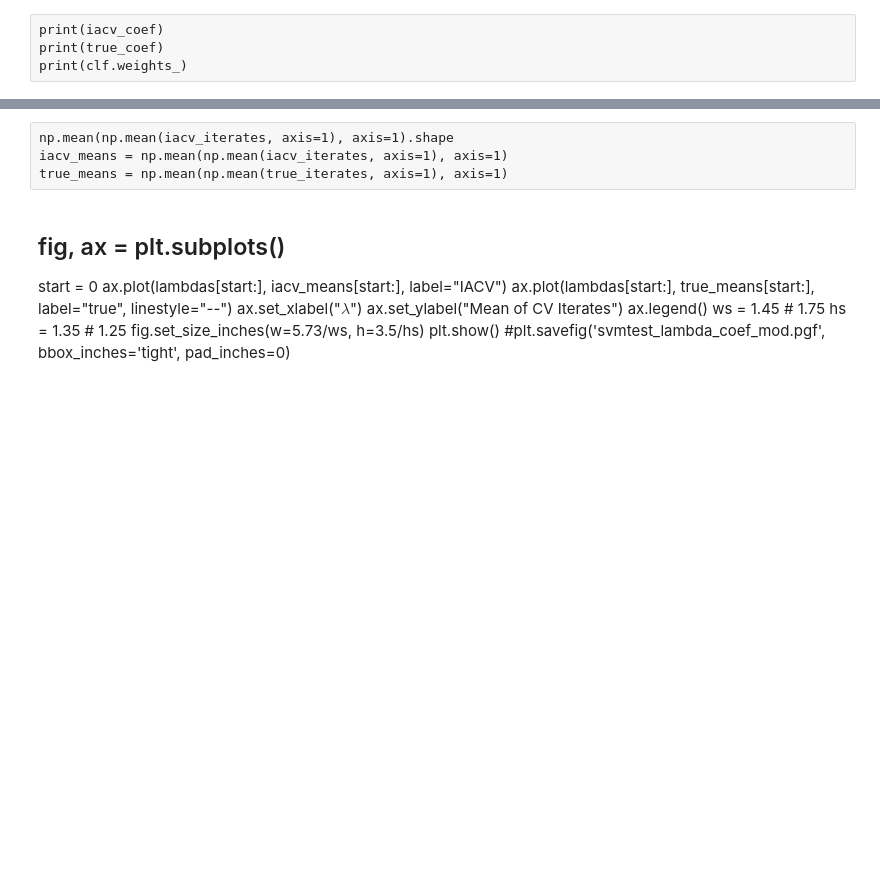
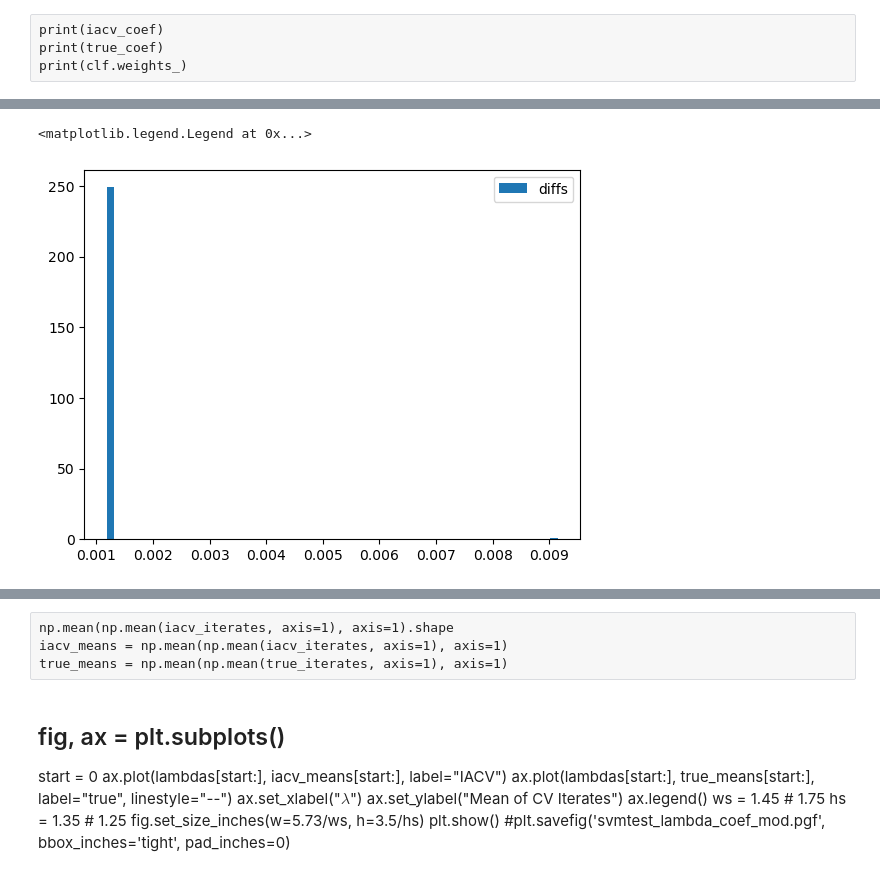
Before and after one commit to nerrma/thesis, a Jupyter notebook: svm/SVMtesting.ipynb, the cells around one changed output, grey strips where cells are left out. Saved outputs shown, nothing was run; the diff lists cells and outputs as text; code cells hidden in the pictures; blank space fills up the shorter version.

```diff
--- a/svm/SVMtesting.ipynb
+++ b/svm/SVMtesting.ipynb
@@ -147,4 +159,7 @@ plt.legend()
 # %%
-plt.hist(np.linalg.norm(clf.loo_iacv_ - clf.loo_true_, axis=1), bins=60, label="diffs")
+plt.hist(np.linalg.norm(clf.approx_cv_obj.iterates - clf.true_cv_obj.iterates, axis=1), bins=60, label="diffs")
 plt.legend()
+# %% [output]
+<matplotlib.legend.Legend at 0x...>
+[figure, added]
 # %%
```
Also changed, not shown: parts of 30 cells of this notebook, 5 other files.
